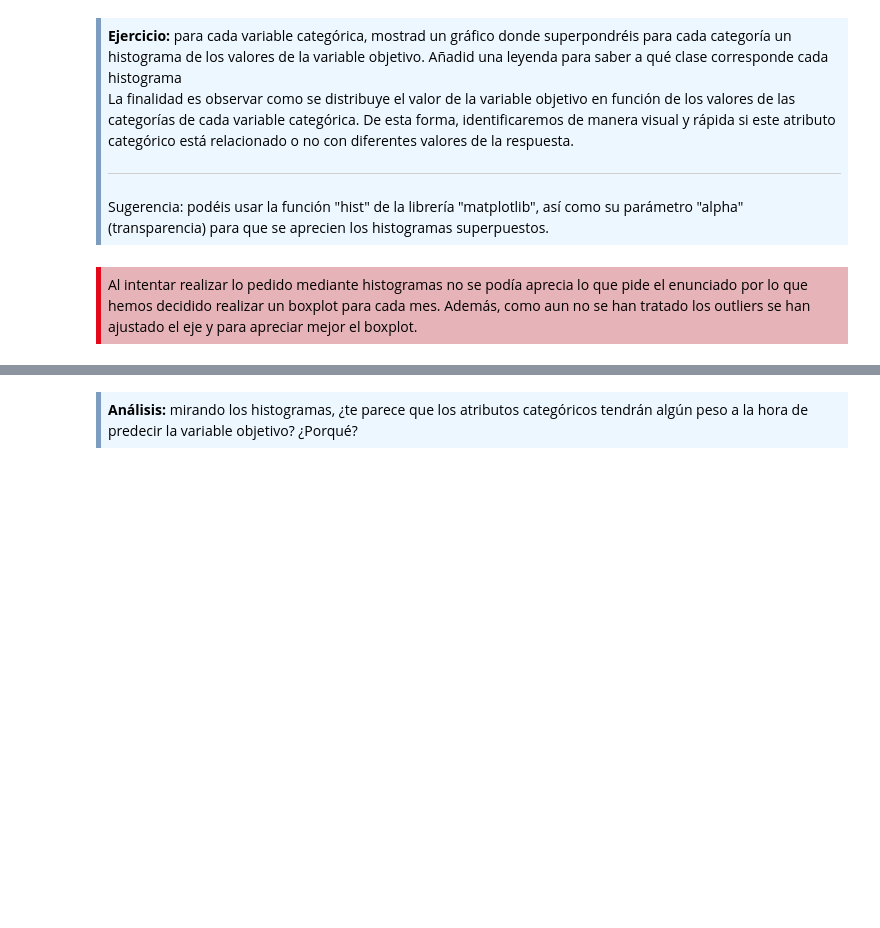
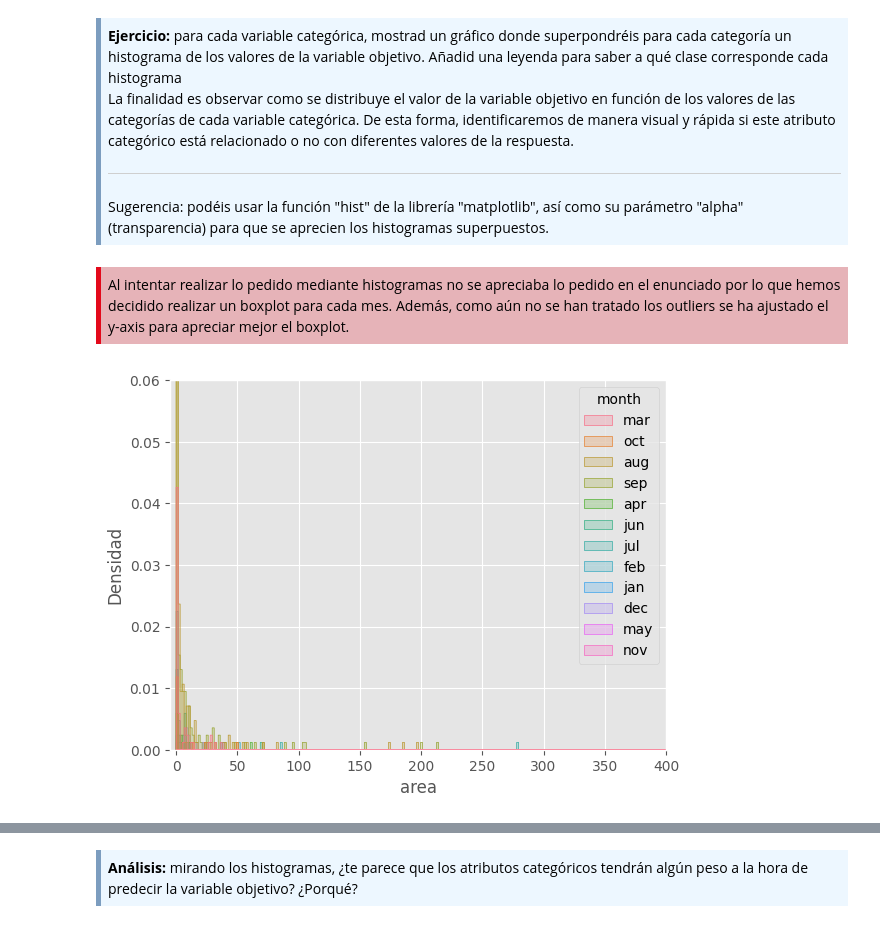
Before and after one commit to kluna1998/UOC, a Jupyter notebook: mamd/pec1/M2.855_20222_PEC1-Enunciado.ipynb, the cells around one changed output, grey strips where cells are left out. Cells and saved outputs as stored; diff of their text form; code cells hidden in the pictures; blank space fills up the shorter version.

```diff
--- a/mamd/pec1/M2.855_20222_PEC1-Enunciado.ipynb
+++ b/mamd/pec1/M2.855_20222_PEC1-Enunciado.ipynb
@@ -278,7 +278,19 @@ Sugerencia: podéis usar la función "hist" de la librería "matplotlib", así c
 </div>
 # %% [markdown]
 <div style="border-color: #7C9DBF; border-left: 5px solid #e3091b; background-color:#e6b3b8;padding: 0.5em;">
-Al intentar realizar lo pedido mediante histogramas no se podía aprecia lo que pide el enunciado por lo que hemos decidido realizar un boxplot para cada mes. Además, como aun no se han tratado los outliers se han ajustado el eje y para apreciar mejor el boxplot.</div>
+Al intentar realizar lo pedido mediante histogramas no se apreciaba lo pedido en el enunciado por lo que hemos decidido realizar un boxplot para cada mes. Además, como aún no se han tratado los outliers se ha ajustado el y-axis para apreciar mejor el boxplot.</div>
+# %%
+# Crear histogramas superpuestos con la opción 'hue'
+sns.histplot(data=df, x="area", hue="month", element="step", stat="density")
+
+# Configuraciones del gráfico
+plt.xlabel('area')
+plt.ylabel('Densidad')
+plt.xlim([-5, 400]) # ajustar eje x entre -3 y 3
+plt.ylim([0, 0.06]) # ajustar eje y entre 0 y 300
+plt.show()
+# %% [output]
+[figure, added]
 # %%
 ax = plt.figure(figsize=(10,7))
 ax = sns.boxplot(x='month', y='area', data=df, color='lightgrey', )
```
Also changed, not shown: parts of 23 cells of this notebook.
